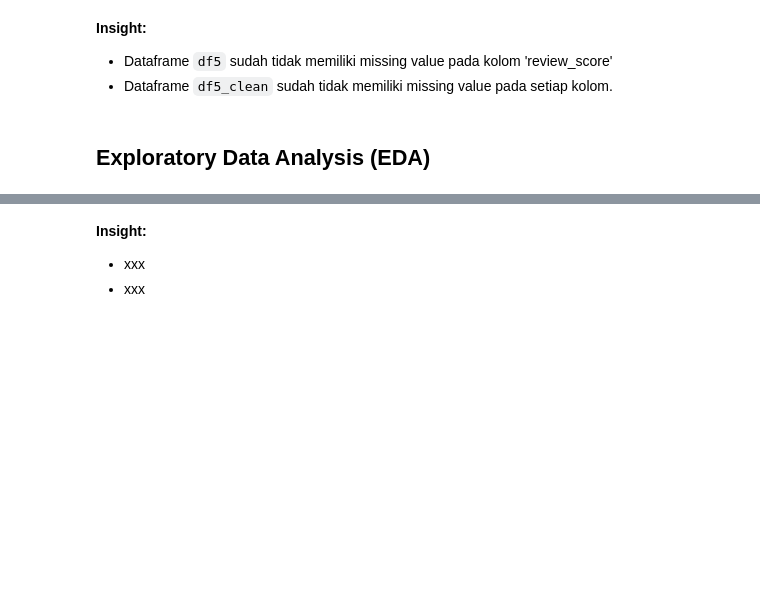
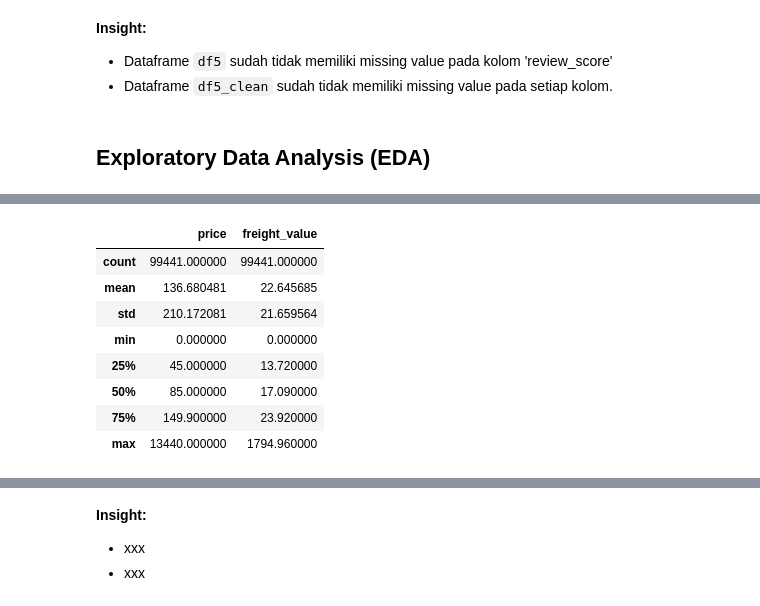
Before and after one commit to f2rra/dicoding, a Jupyter notebook: belajar-analisis-data-dengan-python/Proyek_Analisis_Data.ipynb, the cells around one changed output, grey strips where cells are left out. Saved outputs shown, nothing was run; the diff lists cells and outputs as text; code cells hidden in the pictures; blank space fills up the shorter version.

```diff
--- a/belajar-analisis-data-dengan-python/Proyek_Analisis_Data.ipynb
+++ b/belajar-analisis-data-dengan-python/Proyek_Analisis_Data.ipynb
@@ -1117,0 +1022,13 @@ dtype: int64
+# %%
+# Melihat statistik deskriptif dari kolom 'price' dan 'freight_value'
+df1_1[['price', 'freight_value']].describe()
+# %% [output]
+|  | price | freight_value |
+| count | 99441.000000 | 99441.000000 |
+| mean | 136.680481 | 22.645685 |
+| std | 210.172081 | 21.659564 |
+| min | 0.000000 | 0.000000 |
+| 25% | 45.000000 | 13.720000 |
+| 50% | 85.000000 | 17.090000 |
+| 75% | 149.900000 | 23.920000 |
+| max | 13440.000000 | 1794.960000 |
```
Also changed, not shown: parts of 37 cells of this notebook.
